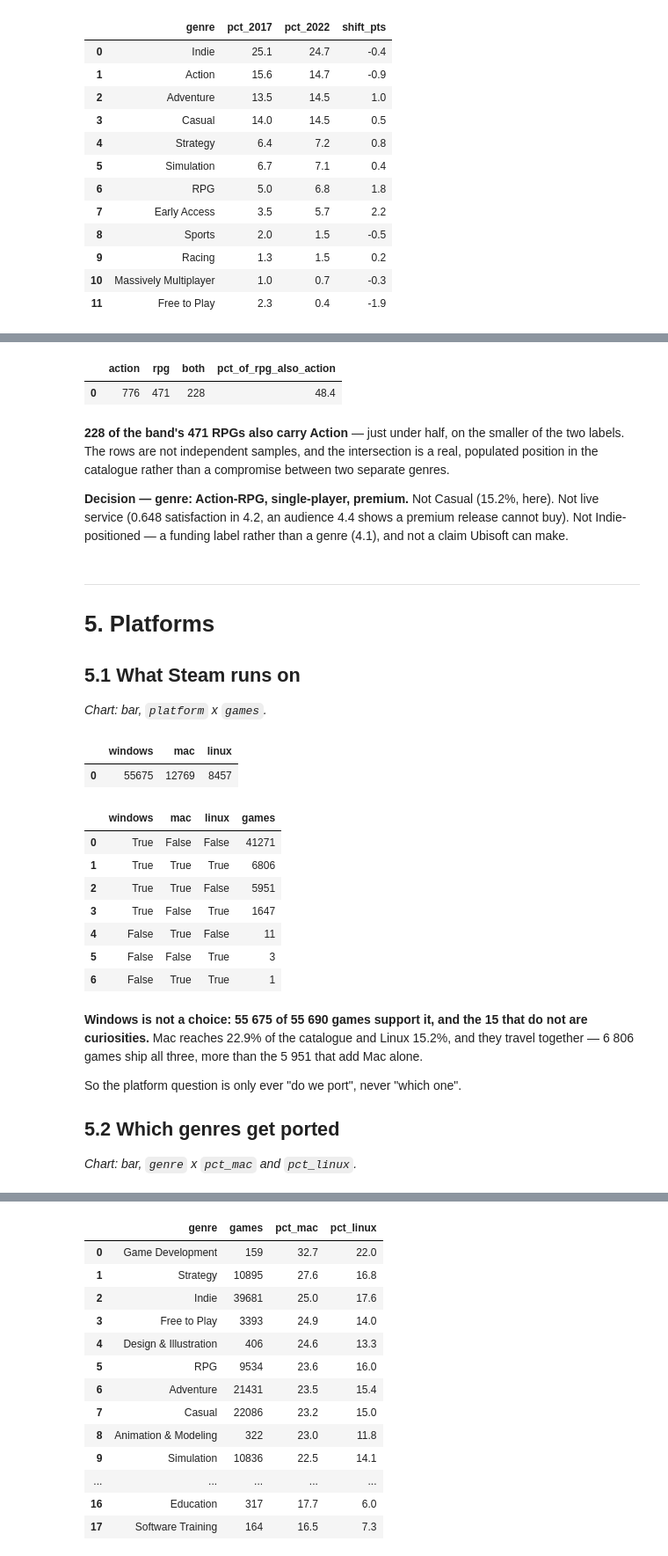
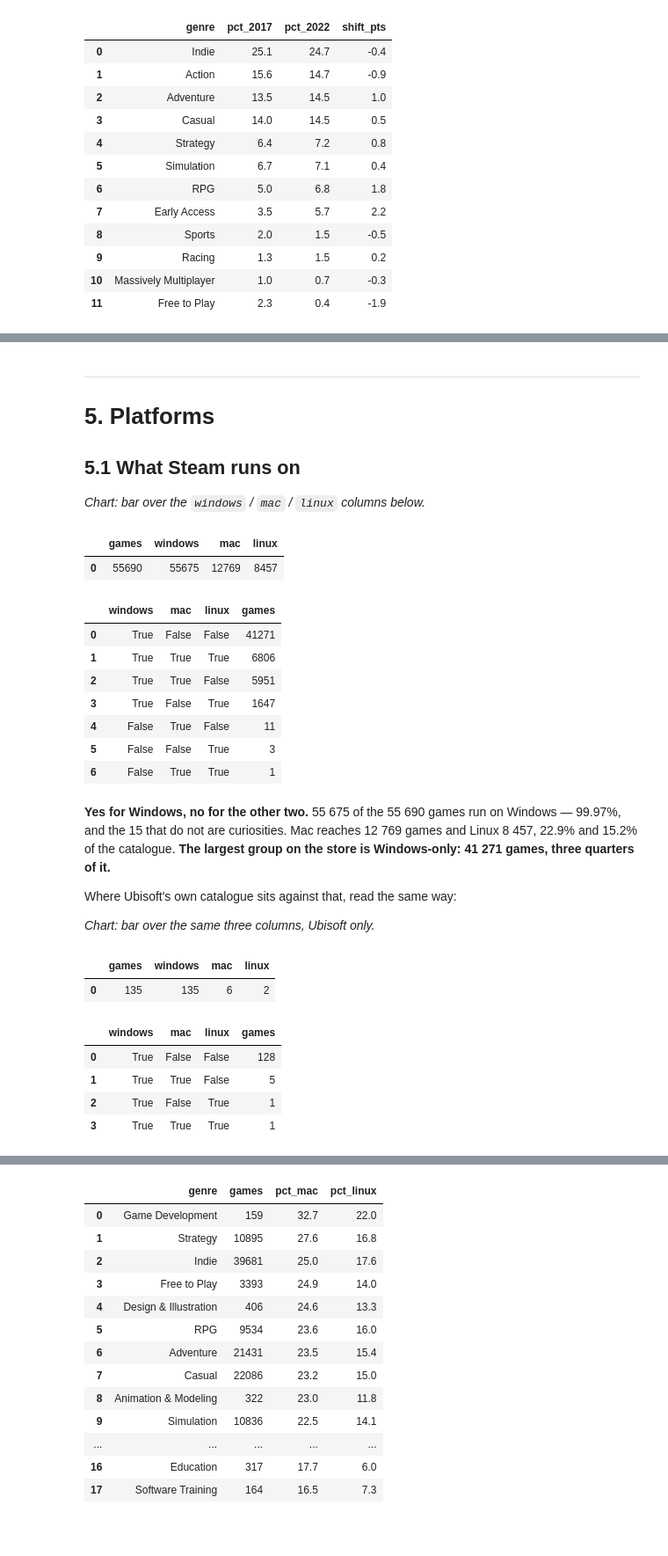
Before and after one commit to paezxavi/jedha_steam_project, a Jupyter notebook: steam_project.ipynb, the cells around one changed output, grey strips where cells are left out. Shown at 88% size. Drawn from its saved outputs; the diff is of its cells as text; code cells hidden in the pictures; blank space fills up the shorter version.

```diff
--- a/steam_project.ipynb
+++ b/steam_project.ipynb
@@ -1345,33 +1344,13 @@ are one position and not two:
-# %%
-slot = games.filter((F.col("release_year") >= 2018)
-                    & (F.col("price_usd") >= 20) & (F.col("price_usd") < 40))
-a, r = F.array_contains("genres", "Action"), F.array_contains("genres", "RPG")
-
-display(slot.select(
-    F.sum(a.cast("int")).alias("action"),
-    F.sum(r.cast("int")).alias("rpg"),
-    F.sum((a & r).cast("int")).alias("both"),
-    F.round(100 * F.sum((a & r).cast("int")) / F.sum(r.cast("int")), 1).alias("pct_of_rpg_also_action")))
-# %% [output]
-|  | action | rpg | both | pct_of_rpg_also_action |
-| 0 | 776 | 471 | 228 | 48.4 |
-# %% [markdown]
-**228 of the band's 471 RPGs also carry Action** — just under half, on the smaller of the two
-labels. The rows are not independent samples, and the intersection is a real, populated position
-in the catalogue rather than a compromise between two separate genres.
-
-**Decision — genre: Action-RPG, single-player, premium.** Not Casual (15.2%, here). Not live
-service (0.648 satisfaction in 4.2, an audience 4.4 shows a premium release cannot buy). Not
-Indie-positioned — a funding label rather than a genre (4.1), and not a claim Ubisoft can make.
 # %% [markdown]
 ---
 # 5. Platforms
 
 ## 5.1 What Steam runs on
 
-*Chart: bar, `platform` x `games`.*
+*Chart: bar over the `windows` / `mac` / `linux` columns below.*
 # %%
 display(games.select(
+    F.count("*").alias("games"),
     F.sum(F.col("windows").cast("int")).alias("windows"),
     F.sum(F.col("mac").cast("int")).alias("mac"),
     F.sum(F.col("linux").cast("int")).alias("linux")))
@@ -1379,8 +1358,8 @@ display(games.select(
 display(games.groupBy("windows", "mac", "linux").agg(F.count("*").alias("games"))
         .orderBy(F.desc("games")))
 # %% [output]
-|  | windows | mac | linux |
-| 0 | 55675 | 12769 | 8457 |
+|  | games | windows | mac | linux |
+| 0 | 55690 | 55675 | 12769 | 8457 |
 |  | windows | mac | linux | games |
 | 0 | True | False | False | 41271 |
 | 1 | True | True | True | 6806 |
@@ -1390,12 +1369,28 @@ display(games.groupBy("windows", "mac", "linux").agg(F.count("*").alias("games")
 | 5 | False | False | True | 3 |
 | 6 | False | True | True | 1 |
 # %% [markdown]
-**Windows is not a choice: 55 675 of 55 690 games support it, and the 15 that do not are
-curiosities.** Mac reaches 22.9% of the catalogue and Linux 15.2%, and they travel together —
-6 806 games ship all three, more than the 5 951 that add Mac alone.
+**Yes for Windows, no for the other two.** 55 675 of the 55 690 games run on Windows — 99.97%,
+and the 15 that do not are curiosities. Mac reaches 12 769 games and Linux 8 457, 22.9% and 15.2%
+of the catalogue. **The largest group on the store is Windows-only: 41 271 games, three quarters
+of it.**
 
-So the platform question is only ever "do we port", never "which one".
+Where Ubisoft's own catalogue sits against that, read the same way:
 
-## 5.2 Which genres get ported
-
-*Chart: bar, `genre` x `pct_mac` and `pct_linux`.*
+*Chart: bar over the same three columns, Ubisoft only.*
+# %%
+display(games.filter(ubisoft).select(
+    F.count("*").alias("games"),
+    F.sum(F.col("windows").cast("int")).alias("windows"),
+    F.sum(F.col("mac").cast("int")).alias("mac"),
+    F.sum(F.col("linux").cast("int")).alias("linux")))
+
+display(games.filter(ubisoft).groupBy("windows", "mac", "linux")
+        .agg(F.count("*").alias("games")).orderBy(F.desc("games")))
+# %% [output]
+|  | games | windows | mac | linux |
+| 0 | 135 | 135 | 6 | 2 |
+|  | windows | mac | linux | games |
+| 0 | True | False | False | 128 |
+| 1 | True | True | False | 5 |
+| 2 | True | False | True | 1 |
+| 3 | True | True | True | 1 |
```
Also changed, not shown: parts of 34 cells of this notebook, 3 other files.
